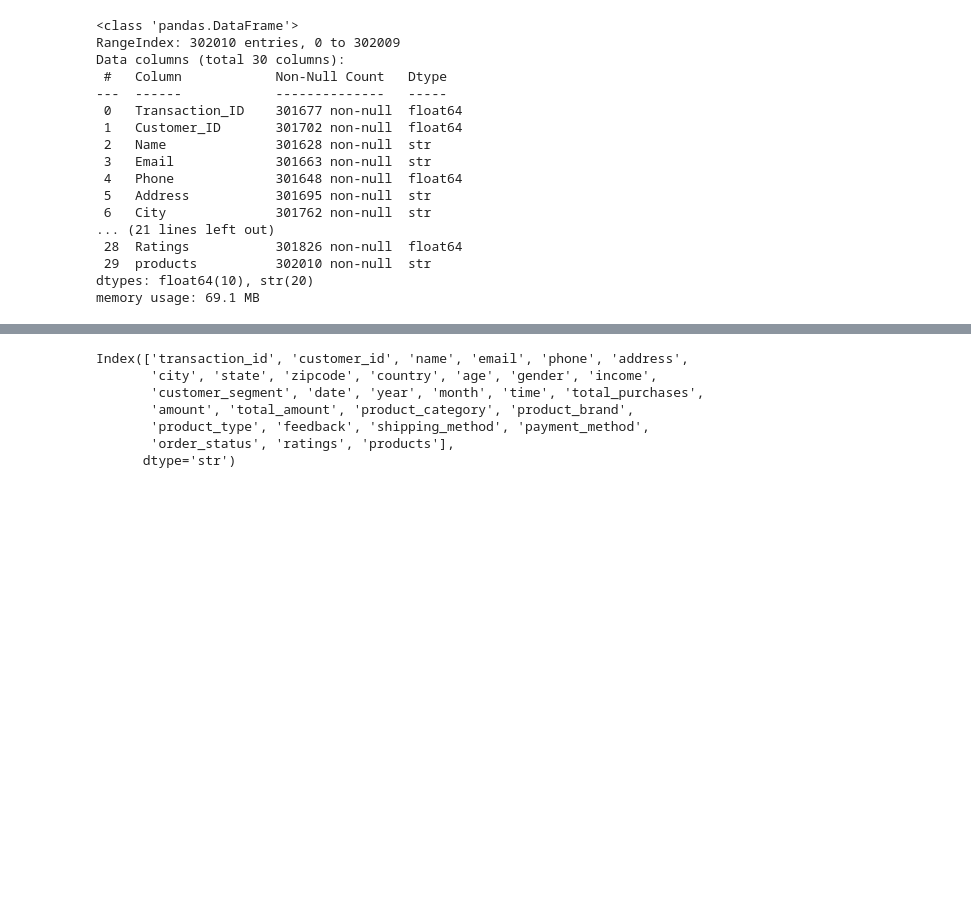
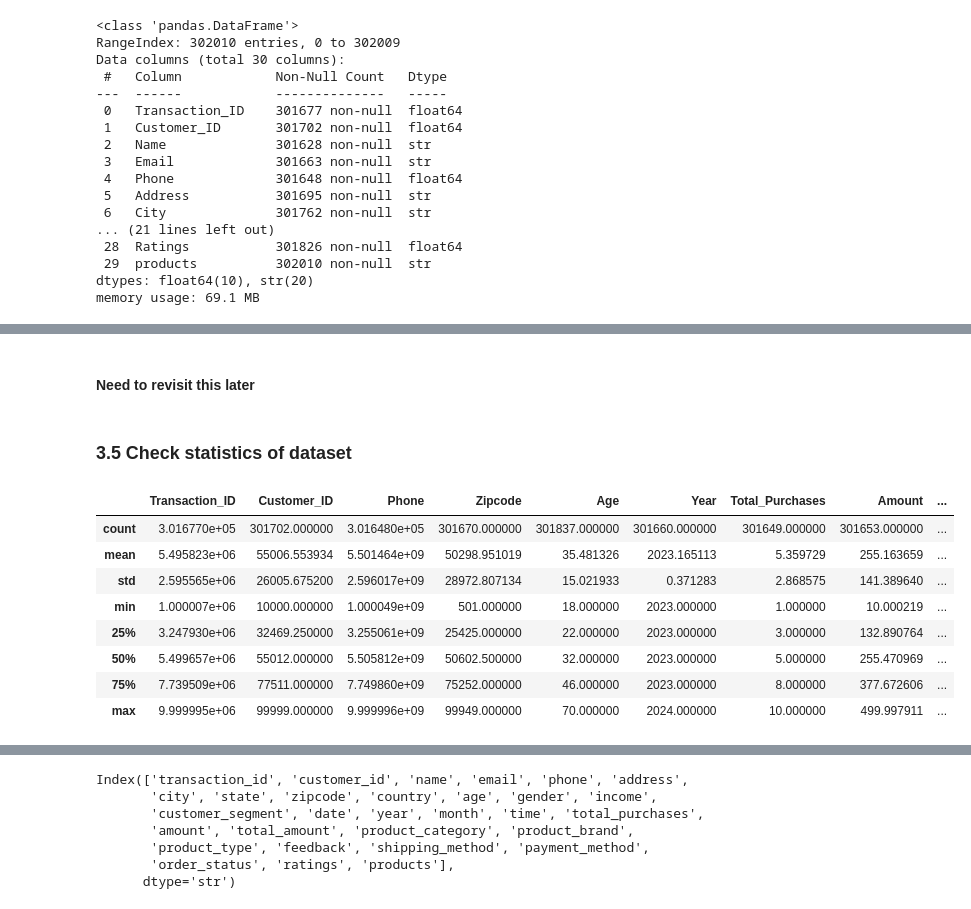
Before and after one commit to ehtasham29/sales-inventory-analytics, a Jupyter notebook: notebooks/01_data_exploration.ipynb, the cells around one changed output, grey strips where cells are left out. Cells and saved outputs as stored; diff of their text form; code cells hidden in the pictures; blank space fills up the shorter version.

```diff
--- a/notebooks/01_data_exploration.ipynb
+++ b/notebooks/01_data_exploration.ipynb
@@ -75,0 +137,16 @@ df.tail(10)
+# %% [markdown]
+#### Need to revisit this later
+# %% [markdown]
+### 3.5 Check statistics of dataset
+# %%
+df.describe()
+# %% [output]
+|  | Transaction_ID | Customer_ID | Phone | Zipcode | Age | Year | Total_Purchases | Amount | ... |
+| count | 3.016770e+05 | 301702.000000 | 3.016480e+05 | 301670.000000 | 301837.000000 | 301660.000000 | 301649.000000 | 301653.000000 | ... |
+| mean | 5.495823e+06 | 55006.553934 | 5.501464e+09 | 50298.951019 | 35.481326 | 2023.165113 | 5.359729 | 255.163659 | ... |
+| std | 2.595565e+06 | 26005.675200 | 2.596017e+09 | 28972.807134 | 15.021933 | 0.371283 | 2.868575 | 141.389640 | ... |
+| min | 1.000007e+06 | 10000.000000 | 1.000049e+09 | 501.000000 | 18.000000 | 2023.000000 | 1.000000 | 10.000219 | ... |
+| 25% | 3.247930e+06 | 32469.250000 | 3.255061e+09 | 25425.000000 | 22.000000 | 2023.000000 | 3.000000 | 132.890764 | ... |
+| 50% | 5.499657e+06 | 55012.000000 | 5.505812e+09 | 50602.500000 | 32.000000 | 2023.000000 | 5.000000 | 255.470969 | ... |
+| 75% | 7.739509e+06 | 77511.000000 | 7.749860e+09 | 75252.000000 | 46.000000 | 2023.000000 | 8.000000 | 377.672606 | ... |
+| max | 9.999995e+06 | 99999.000000 | 9.999996e+09 | 99949.000000 | 70.000000 | 2024.000000 | 10.000000 | 499.997911 | ... |
```
Also changed, not shown: parts of 27 cells of this notebook, 7 other files.
